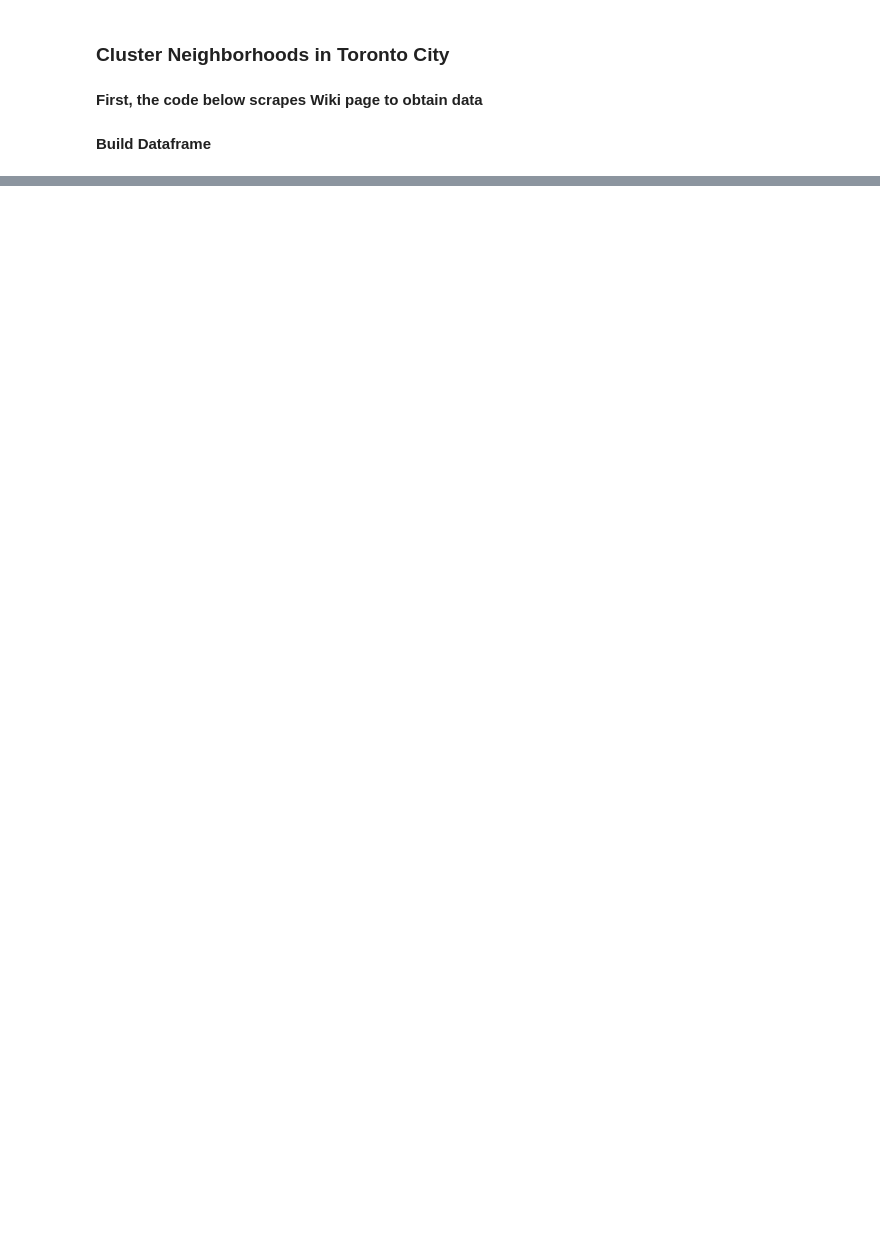
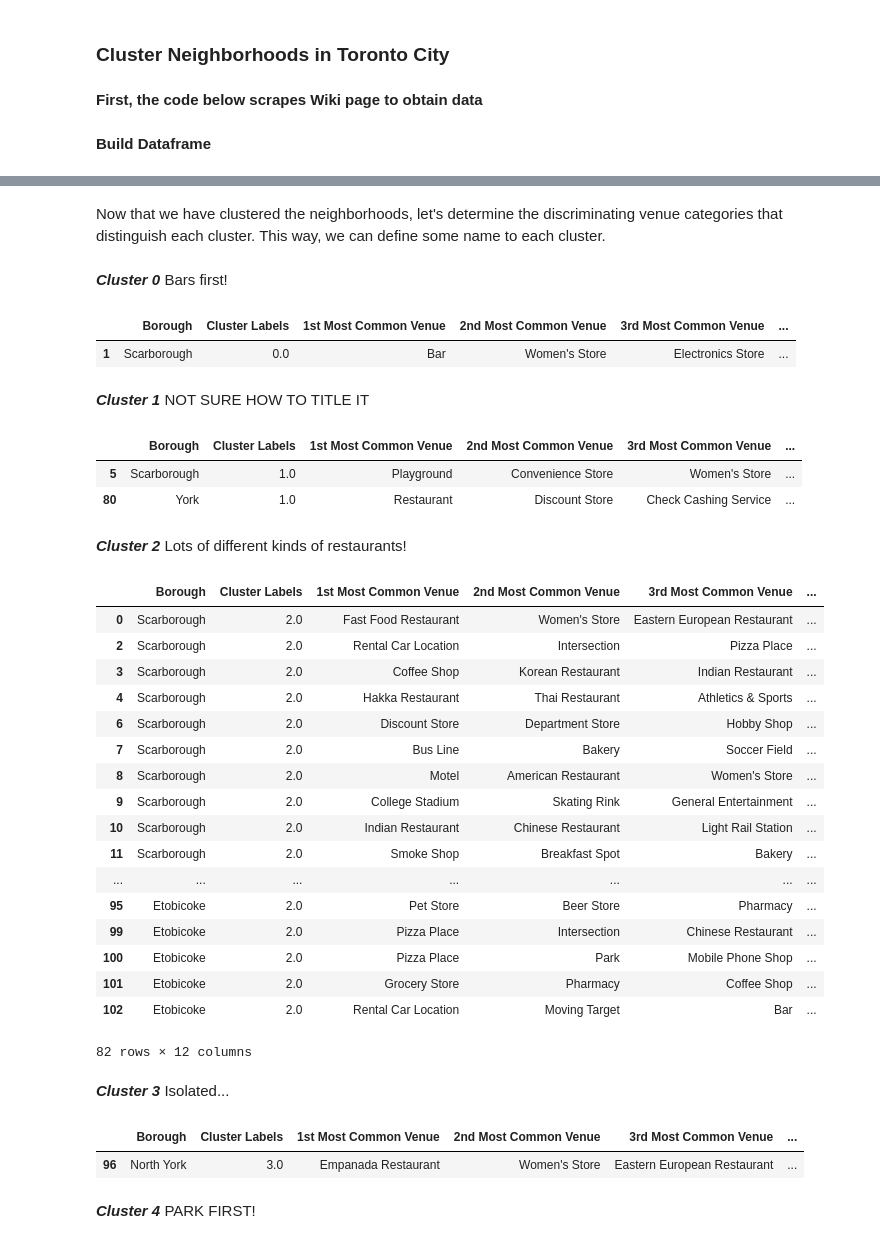
Before and after one commit to csgorham/Coursera_Capstone, a Jupyter notebook: data-segmenting-and-clustering.ipynb, the cells around one changed output, grey strips where cells are left out. Saved outputs shown, nothing was run; the diff lists cells and outputs as text; code cells hidden in the pictures; blank space fills up the shorter version.

```diff
--- a/data-segmenting-and-clustering.ipynb
+++ b/data-segmenting-and-clustering.ipynb
@@ -85,0 +300,15 @@ df.shape
+# %%
+# one hot encoding
+scarborough_onehot = pd.get_dummies(scarborough_venues[['Venue Category']], prefix="", prefix_sep="")
+
+# add neighborhood column back to dataframe
+scarborough_onehot['Neighborhood'] = scarborough_venues['Neighborhood']
+
+# move neighborhood column to the first column
+fixed_columns = [scarborough_onehot.columns[-1]] + list(scarborough_onehot.columns[:-1])
+scarborough_onehot = scarborough_onehot[fixed_columns]
+
+#display(scarborough_onehot)
+
+scarborough_grouped = scarborough_onehot.groupby('Neighborhood').mean().reset_index()
+#scarborough_grouped
@@ -85,0 +454,49 @@ df.shape
+# %% [markdown]
+Now that we have clustered the neighborhoods, let's determine the discriminating venue categories that distinguish each cluster. This way, we can define some name to each cluster.
+# %% [markdown]
+***Cluster 0***  Bars first!
+# %%
+scarborough_merged.loc[scarborough_merged['Cluster Labels'] == 0, scarborough_merged.columns[[1] + list(range(5, scarborough_merged.shape[1]))]]
+# %% [output]
+|  | Borough | Cluster Labels | 1st Most Common Venue | 2nd Most Common Venue | 3rd Most Common Venue | ... |
+| 1 | Scarborough | 0.0 | Bar | Women's Store | Electronics Store | ... |
+# %% [markdown]
+***Cluster 1***  NOT SURE HOW TO TITLE IT
+# %%
+scarborough_merged.loc[scarborough_merged['Cluster Labels'] == 1, scarborough_merged.columns[[1] + list(range(5, scarborough_merged.shape[1]))]]
+# %% [output]
+|  | Borough | Cluster Labels | 1st Most Common Venue | 2nd Most Common Venue | 3rd Most Common Venue | ... |
+| 5 | Scarborough | 1.0 | Playground | Convenience Store | Women's Store | ... |
+| 80 | York | 1.0 | Restaurant | Discount Store | Check Cashing Service | ... |
+# %% [markdown]
+***Cluster 2***  Lots of different kinds of restaurants!
+# %%
+scarborough_merged.loc[scarborough_merged['Cluster Labels'] == 2, scarborough_merged.columns[[1] + list(range(5, scarborough_merged.shape[1]))]]
+# %% [output]
+|  | Borough | Cluster Labels | 1st Most Common Venue | 2nd Most Common Venue | 3rd Most Common Venue | ... |
+| 0 | Scarborough | 2.0 | Fast Food Restaurant | Women's Store | Eastern European Restaurant | ... |
+| 2 | Scarborough | 2.0 | Rental Car Location | Intersection | Pizza Place | ... |
+| 3 | Scarborough | 2.0 | Coffee Shop | Korean Restaurant | Indian Restaurant | ... |
+| 4 | Scarborough | 2.0 | Hakka Restaurant | Thai Restaurant | Athletics & Sports | ... |
+| 6 | Scarborough | 2.0 | Discount Store | Department Store | Hobby Shop | ... |
+| 7 | Scarborough | 2.0 | Bus Line | Bakery | Soccer Field | ... |
+| 8 | Scarborough | 2.0 | Motel | American Restaurant | Women's Store | ... |
+| 9 | Scarborough | 2.0 | College Stadium | Skating Rink | General Entertainment | ... |
+| 10 | Scarborough | 2.0 | Indian Restaurant | Chinese Restaurant | Light Rail Station | ... |
+| 11 | Scarborough | 2.0 | Smoke Shop | Breakfast Spot | Bakery | ... |
+| ... | ... | ... | ... | ... | ... | ... |
+| 95 | Etobicoke | 2.0 | Pet Store | Beer Store | Pharmacy | ... |
+| 99 | Etobicoke | 2.0 | Pizza Place | Intersection | Chinese Restaurant | ... |
+| 100 | Etobicoke | 2.0 | Pizza Place | Park | Mobile Phone Shop | ... |
+| 101 | Etobicoke | 2.0 | Grocery Store | Pharmacy | Coffee Shop | ... |
+| 102 | Etobicoke | 2.0 | Rental Car Location | Moving Target | Bar | ... |
+82 rows × 12 columns
+# %% [markdown]
+***Cluster 3***  Isolated...
+# %%
+scarborough_merged.loc[scarborough_merged['Cluster Labels'] == 3, scarborough_merged.columns[[1] + list(range(5, scarborough_merged.shape[1]))]]
+# %% [output]
+|  | Borough | Cluster Labels | 1st Most Common Venue | 2nd Most Common Venue | 3rd Most Common Venue | ... |
+| 96 | North York | 3.0 | Empanada Restaurant | Women's Store | Eastern European Restaurant | ... |
+# %% [markdown]
+***Cluster 4***  PARK FIRST!
```
Also changed, not shown: parts of 28 cells of this notebook, 1 other file.
